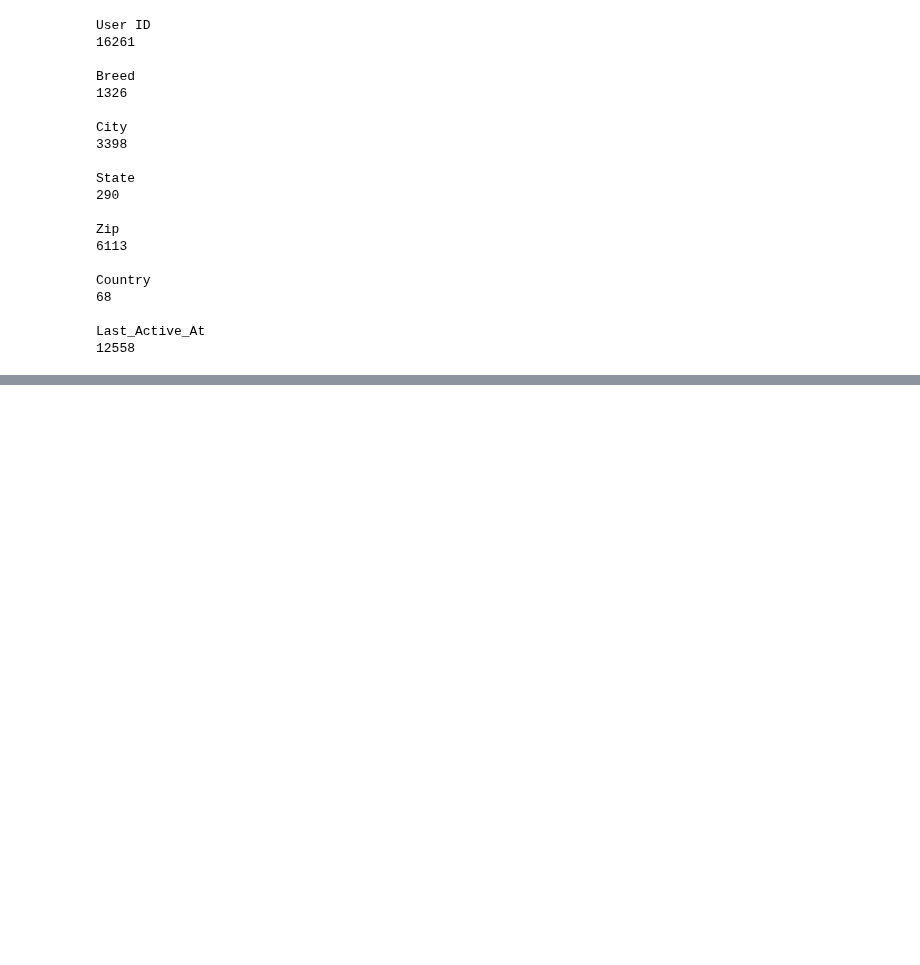
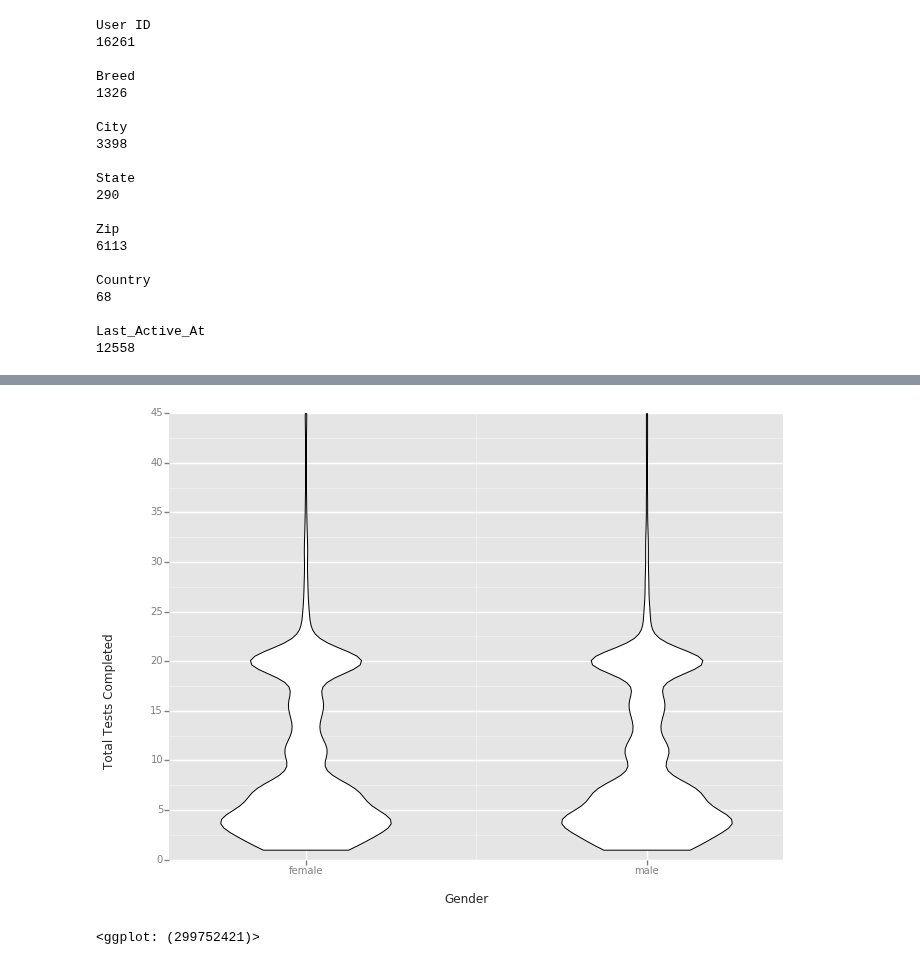
Before and after one commit to arfu2016/dog_id, a Jupyter notebook: 1p2ETL_outliers.ipynb, the cells around one changed output, grey strips where cells are left out. Cells and saved outputs as stored; diff of their text form; code cells hidden in the pictures; blank space fills up the shorter version.

```diff
--- a/1p2ETL_outliers.ipynb
+++ b/1p2ETL_outliers.ipynb
@@ -316,0 +336,8 @@ Last_Active_At
+# %%
+# print db2['Gender'].dtype
+p = ggplot(db2, aes(x='Gender',y='Total Tests Completed'))
+# p + geom_violin(alpha = .75)
+p + geom_violin()
+# %% [output]
+[figure, added]
+<ggplot: (299752421)>
```
Also changed, not shown: parts of 9 cells of this notebook.
